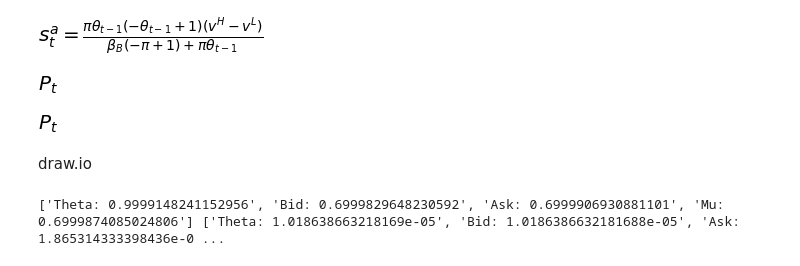
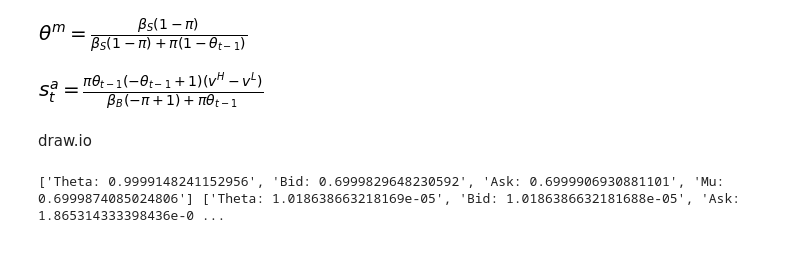
Before and after one commit to s-corfixen/projects-2019-snake-on-3310, a Jupyter notebook: modelproject/2.ipynb, the cells around one changed output. Saved outputs shown, nothing was run; the diff lists cells and outputs as text; code cells hidden in the pictures.

```diff
--- a/modelproject/Untitled1.ipynb
+++ b/modelproject/2.ipynb
@@ -31,3 +31,11 @@ beta_b = sm.symbols("beta_B")
 beta_s = sm.symbols("beta_S")
 spib = sm.symbols("Pi_buy")
 spis = sm.symbols("Pi_sell")
+pvh=sm.symbols("p(v_h)")
+pb=sm.symbols("p(Buy)")
+pbvh= sm.symbols('p(Buy|v_h)\space')
+pbvl= sm.symbols('p(Buy|v_l)\space')
+pvhb= sm.symbols('p(v_h|Buy)\space')
+pvlb=sm.symbols('p(v_l|Buy)\space')
+theta_p=sm.symbols("theta^p")
+theta_m=sm.symbols("theta^m")
@@ -34,3 +82,7 @@ spis = sm.symbols("Pi_sell")
+# %%
+sm.Eq(theta_m,((1-pi)*beta_s)/(pi*(1-theta_t1)+(1-pi)*beta_s))
+# %% [output]
+[figure, added]
 # %%
 minimering = abs(v-p_t)
 
@@ -48,14 +100,6 @@ s_b = (pi*(1-theta_t1)*(1-theta_t1))/(pi*theta_t1+(1-pi)*beta_s)*(v_h-v_l)
 sm.Eq(sm.symbols("s_t^a"), s_a)
 # %% [output]
 [figure]
-# %%
-p_t
-# %% [output]
-[figure, removed]
-# %%
-p_t
-# %% [output]
-[figure, removed]
 # %% [markdown]
 draw.io
 # %%
```
Also changed, not shown: parts of 10 cells of this notebook.
